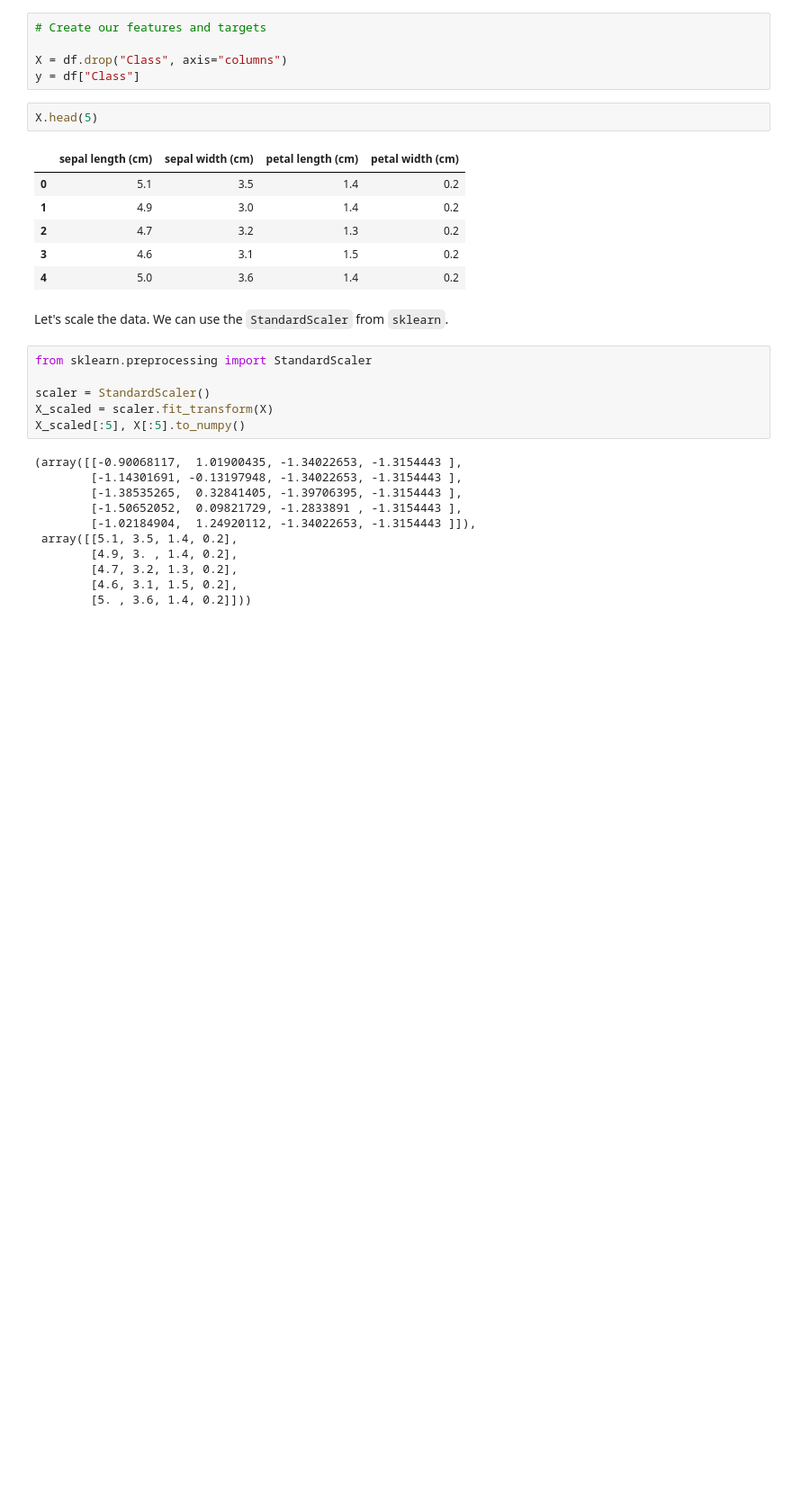
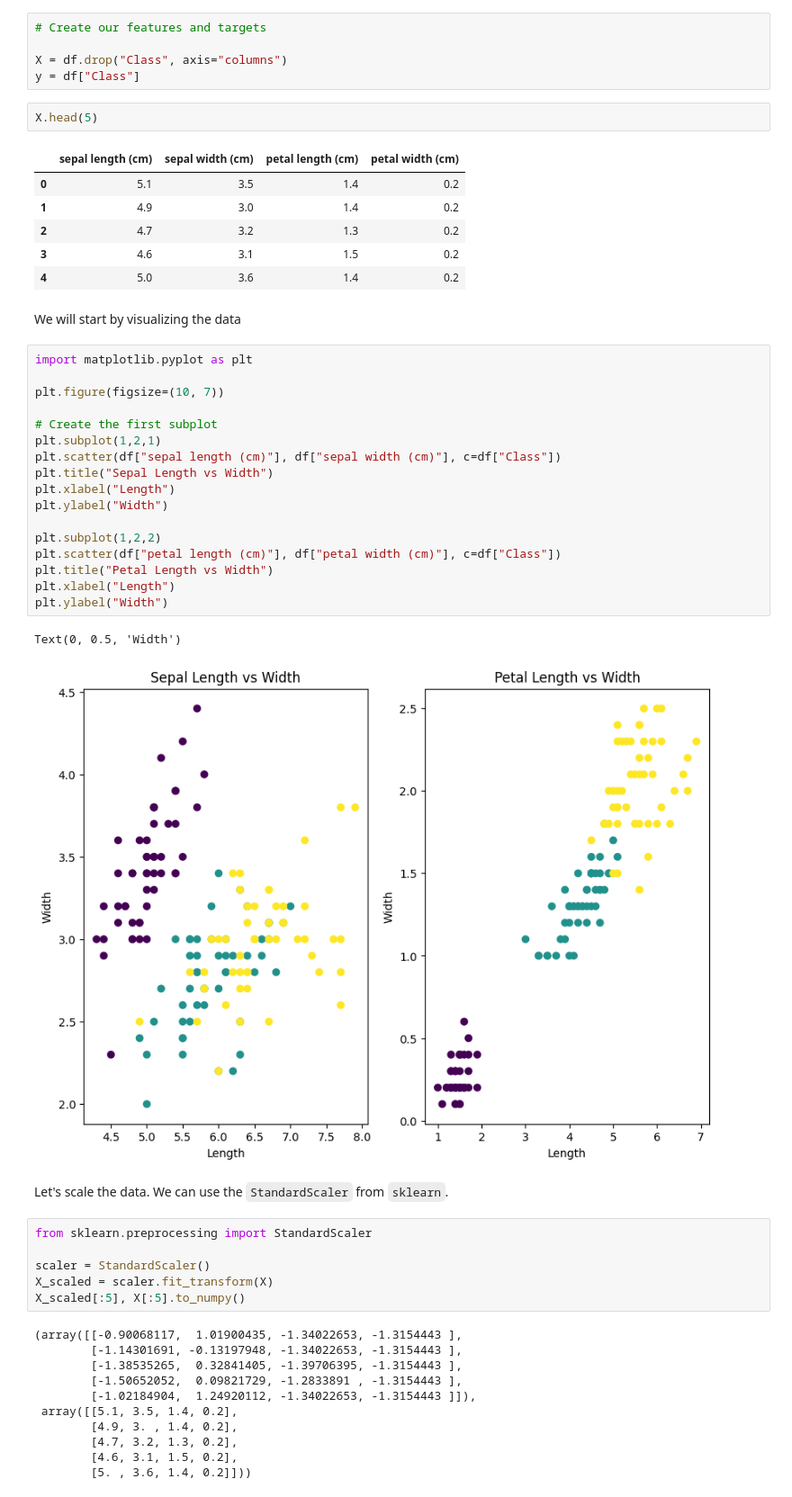
Before and after one commit to TerryTian21/PyTorch-Practice, a Jupyter notebook: Tutorials/Ensemble_Learning.ipynb, the cells around one changed output. Shown: that part at 90% size. Saved outputs shown, nothing was run; the diff lists cells and outputs as text; blank space fills up the shorter version.

```diff
--- a/Tutorials/Ensemble_Learning.ipynb
+++ b/Tutorials/Ensemble_Learning.ipynb
@@ -74,6 +76,28 @@ X.head(5)
 | 2 | 4.7 | 3.2 | 1.3 | 0.2 |
 | 3 | 4.6 | 3.1 | 1.5 | 0.2 |
 | 4 | 5.0 | 3.6 | 1.4 | 0.2 |
+# %% [markdown]
+We will start by visualizing the data
+# %%
+import matplotlib.pyplot as plt
+
+plt.figure(figsize=(10, 7))
+
+# Create the first subplot
+plt.subplot(1,2,1)
+plt.scatter(df["sepal length (cm)"], df["sepal width (cm)"], c=df["Class"])
+plt.title("Sepal Length vs Width")
+plt.xlabel("Length")
+plt.ylabel("Width")
+
+plt.subplot(1,2,2)
+plt.scatter(df["petal length (cm)"], df["petal width (cm)"], c=df["Class"])
+plt.title("Petal Length vs Width")
+plt.xlabel("Length")
+plt.ylabel("Width")
+# %% [output]
+Text(0, 0.5, 'Width')
+[figure, added]
 # %% [markdown]
 Let's scale the data. We can use the `StandardScaler` from `sklearn`.
 # %%
```
Also changed, not shown: parts of 27 cells of this notebook.
